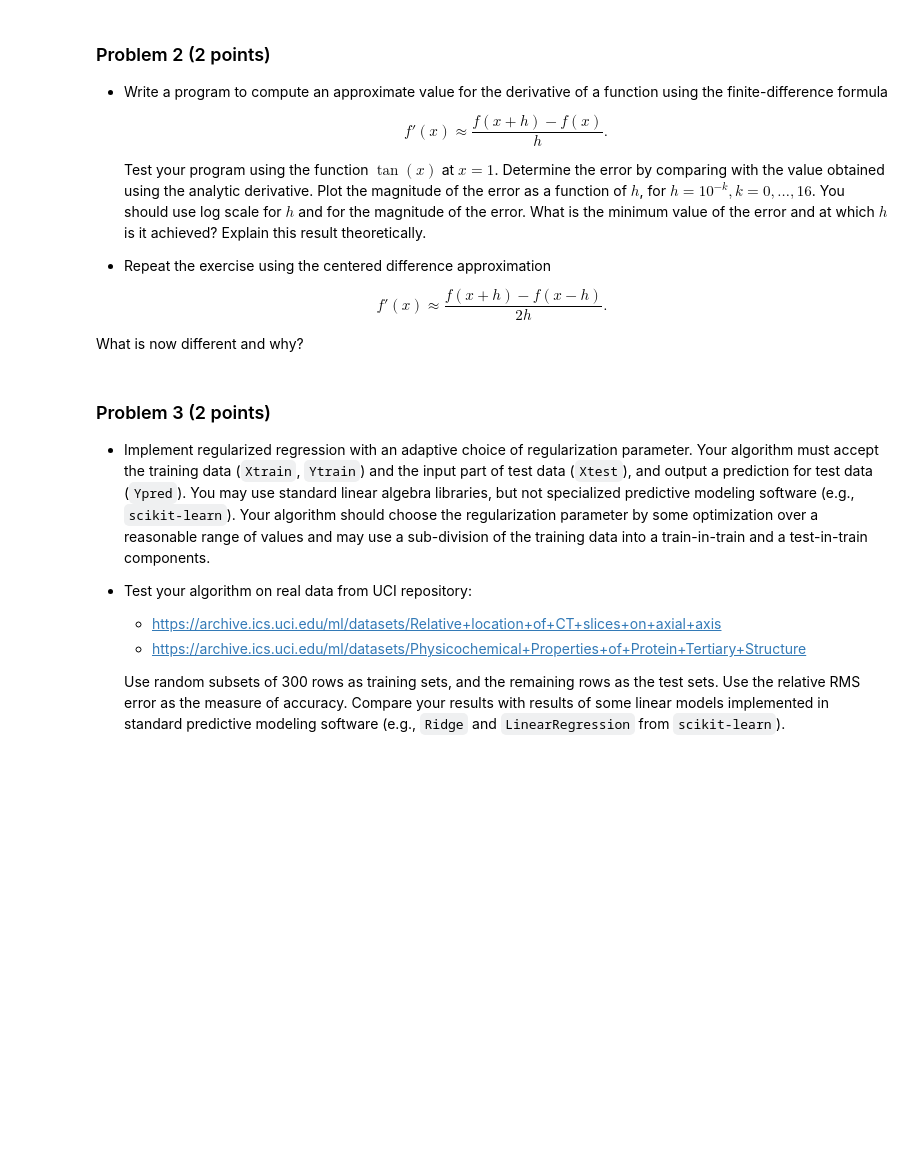
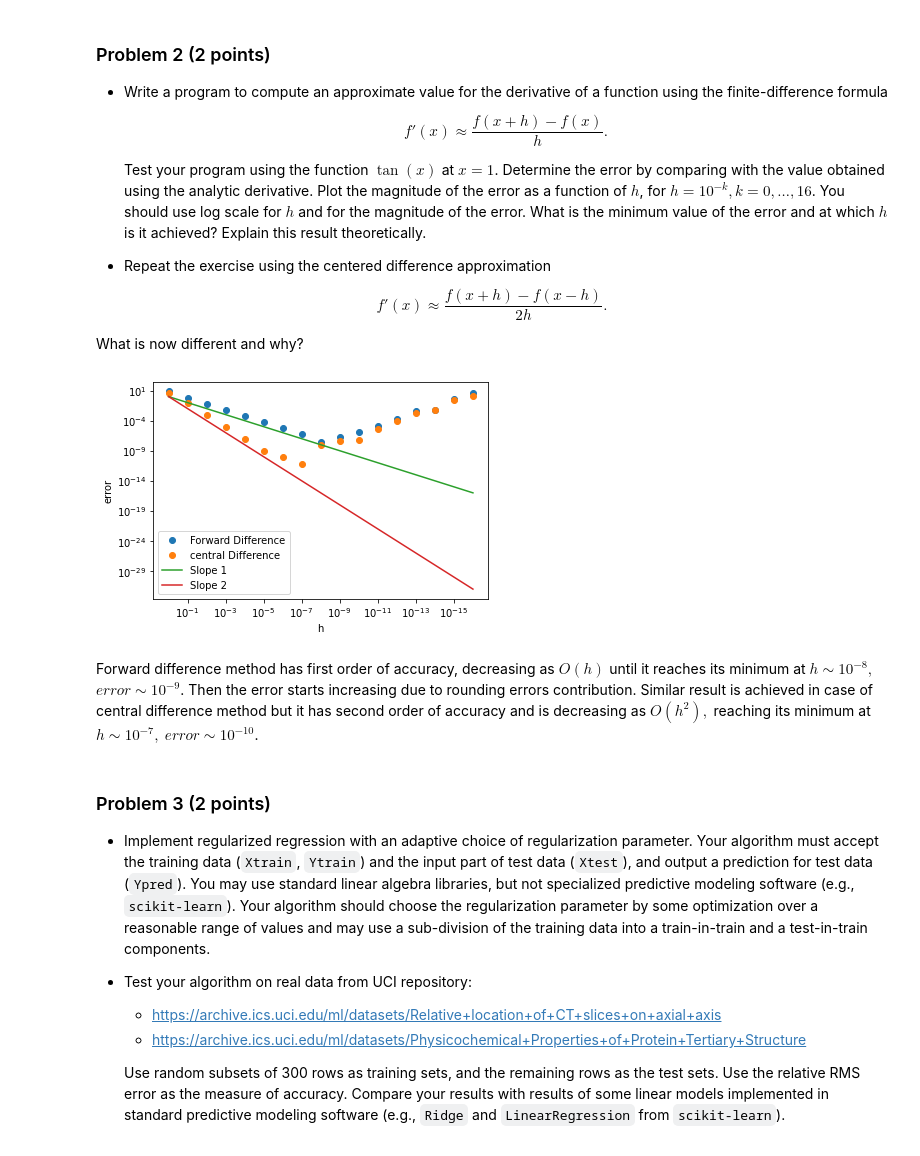
Before and after one commit to ArtemVergazov/scientific_computing, a Jupyter notebook: hw2/vergazov_artem_hw2.ipynb, the cells around one changed output. Drawn from its saved outputs; the diff is of its cells as text; code cells hidden in the pictures; blank space fills up the shorter version.

```diff
--- a/hw2/vergazov_artem_hw2.ipynb
+++ b/hw2/vergazov_artem_hw2.ipynb
@@ -74,0 +46,14 @@ x, dx, x + dx
+# %%
+# Find the values of q, db and b by the selection method
+# based on the hypothesis that b[0] / b[1] should be proportional to q.
+someValue = 10
+db = np.array([10, 0])
+for q in 10**np.arange(1, 9):
+    b = np.array([someValue * q, someValue])
+    x = solve(q, b)
+    dx = solve(q, b + db) - x
+    print(
+        LA.norm(dx) / LA.norm(x), 1e6 * LA.norm(db) / LA.norm(b),
+        LA.norm(dx) / LA.norm(x) >= 1e6 * LA.norm(db) / LA.norm(b),
+        q, db, b
+    )
@@ -84,3 +83,14 @@ x, dx, x + dx
  $$f'(x)\approx \frac{f(x+h)-f(x-h)}{2h}.$$
 
  What is now different and why?
+# %%
+def forwardDiff(f, x, h):
+    return (f(x + h) - f(x)) / h
+
+
+def centralDiff(f, x, h):
+    return (f(x + h) - f(x - h)) / 2 / h
+
+
+def analytic(x):
+    return np.cos(x)**-2
@@ -87,3 +99,23 @@ x, dx, x + dx
+# %%
+f = np.tan
+x = 1.
+h = 10**(-np.arange(17.))
+forwardErr = np.abs(forwardDiff(f, x, h) - analytic(x))
+centralErr = np.abs(centralDiff(f, x, h) - analytic(x))
+plt.loglog(h, forwardErr, 'o', label='Forward Difference')
+plt.loglog(h, centralErr, 'o', label='central Difference')
+plt.xlabel('h')
+plt.ylabel('error')
+
+plt.plot(h, h, label='Slope 1')
+plt.plot(h, h**2, label='Slope 2')
+plt.gca().invert_xaxis()
+plt.legend();
+# %% [output]
+[figure, added]
+# %% [markdown]
+Forward difference method has first order of accuracy, decreasing as $O(h)$ until it reaches its minimum at $h \sim 10^{-8},$ $error \sim 10^{-9}$. Then the error starts increasing due to rounding errors contribution.
+Similar result is achieved in case of central difference method but it has second order of accuracy and is decreasing as $O(h^2),$ reaching its minimum at $h \sim 10^{-7},$ $error \sim 10^{-10}$.
 # %% [markdown]
 ### Problem 3 (2 points)
 * Implement regularized regression with an adaptive choice of regularization parameter. Your algorithm must accept the training data (`Xtrain`, `Ytrain`) and the input part of test data (`Xtest`), and output a prediction for test data (`Ypred`). You may use standard linear algebra libraries, but not specialized predictive modeling software (e.g., `scikit-learn`). Your algorithm should choose the regularization parameter by some optimization over a reasonable range of values and may use a sub-division of the training data into a train-in-train and a test-in-train components.
```
Also changed, not shown: parts of 33 cells of this notebook, 7 other files.
